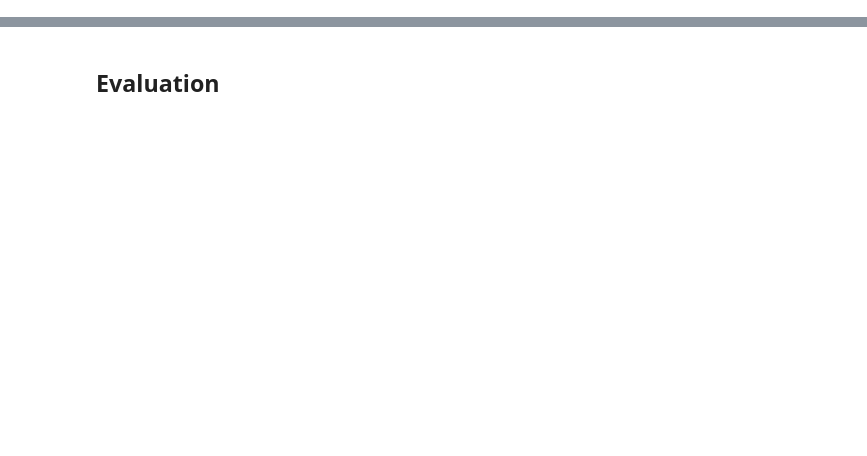
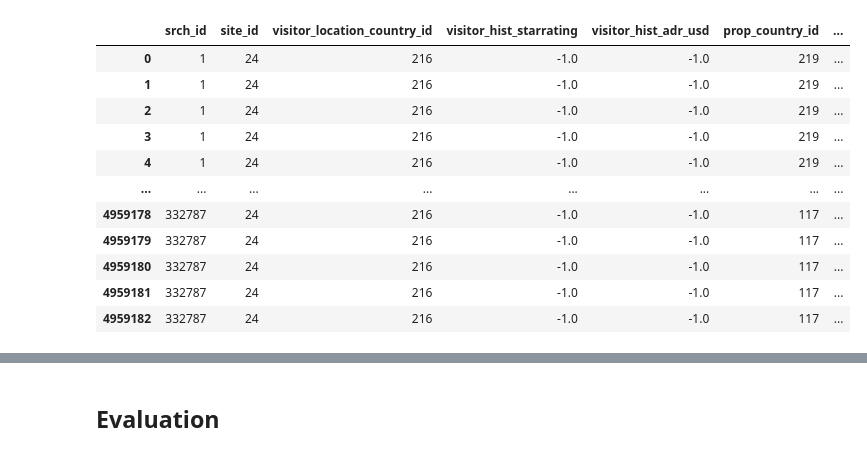
Before and after one commit to rapsac2010/learning-to-rank-expedia-vu, a Jupyter notebook: src/eda_ch.ipynb, the cells around one changed output, grey strips where cells are left out. Drawn from its saved outputs; the diff is of its cells as text; code cells hidden in the pictures; blank space fills up the shorter version.

Commit message:
xgboost solution + presentations + to_parquet

```diff
--- a/src/eda_ch.ipynb
+++ b/src/eda_ch.ipynb
@@ -20,11 +20,11 @@ config.read('src/config.ini')
 # os.chdir(config['PATH']['ROOT_DIR'])
 
 # # Load data
-df = pd.read_csv(config['PATH']['DATA_DIR'] + '/training_set.csv')
-# df
+df = pd.read_parquet(config['PATH']['DATA_DIR'] + '/training_set.parquet', engine = 'fastparquet')
+df_test = pd.read_parquet(config['PATH']['DATA_DIR'] + '/test_set.parquet', engine = 'fastparquet')
 
 # mini df for testing quickly
-df_mini = df.iloc[:1000, :].copy()
+df_mini = df[df['srch_id'] < 10000]
 # df.drop('Unnamed: 0', axis=1, inplace=True)
 
 # time to datetime
@@ -44,5 +44,11 @@ def binary_target(row):
     else:
         return 0
 
+def construct_target_df(df):
+    df.loc[:, 'target'] = np.zeros(len(df))
+    df.loc[df['click_bool'] == 1, 'target'] = 1
+    df.loc[df['booking_bool'] == 1, 'target'] = 5
+    return df['target']
+
 def drop_cols(df, cols):
     return df.drop(cols, axis=1)
@@ -73,0 +55,63 @@ df_1
+# %%
+df_1 = df_mini.copy()
+df_t = df_test.copy()
+
+print('copied')
+# Construct target and drop leaky columns
+
+construct_target_df(df_1)
+# df_1['grades'] = construct_target_df(df_1)
+
+def drop_cols(df, cols):
+    # check which cols are in dff
+    cols = [col for col in cols if col in df.columns]
+    return df.drop(cols, axis=1)
+
+def construct_datetime(df):
+    df_out = df.copy()
+    df_out['date_time'] = pd.to_datetime(df_out['date_time'])
+    df_out['month'] = df_out['date_time'].dt.month
+    df_out['day'] = df_out['date_time'].dt.day
+    df_out['hour'] = df_out['date_time'].dt.hour
+    return df_out
+
+def preprocess(df, train_set = True):
+    leaky_cols = ['click_bool', 'booking_bool', 'gross_bookings_usd', 'position', 'date_time', 'target']
+
+    df_out = df.copy()
+    df_out = construct_datetime(df_out)
+    if train_set:
+        df_out['grades'] = construct_target_df(df_out)
+    df_out = drop_cols(df_out, leaky_cols)
+    df_out.fillna(-1, inplace=True)
+    return df_out
+
+df_1 = preprocess(df_1)
+df_t = preprocess(df_t, train_set=False)
+df_t
+# # Construct datetime features
+# df_1 = construct_datetime(df_1)
+# df_t = construct_datetime(df_t)
+
+# df_1.loc[:, 'grades'] = df_1['target']
+
+# # Drop leaky columns
+
+
+
+# leaky_cols = ['click_bool', 'booking_bool', 'gross_bookings_usd', 'position', 'date_time', 'target']
+# df_1 = drop_cols(df_1, leaky_cols)
+
+
+# ## Test: Drop all columns with NaNs
+# # df_1 = df_1.dropna(axis=1)
+# df_1.fillna(0, inplace=True)
+
+
+
+# # Construct dummy cols
+# dummy_cols = ['prop_country_id', 'visitor_location_country_id', 'srch_destination_id']
+# df_1 = pd.get_dummies(df_1, columns=dummy_cols, drop_first=True)
+
+# df_1
+# %% [output]
@@ -73,0 +119,12 @@ df_1
+|  | srch_id | site_id | visitor_location_country_id | visitor_hist_starrating | visitor_hist_adr_usd | prop_country_id | ... |
+| 0 | 1 | 24 | 216 | -1.0 | -1.0 | 219 | ... |
+| 1 | 1 | 24 | 216 | -1.0 | -1.0 | 219 | ... |
+| 2 | 1 | 24 | 216 | -1.0 | -1.0 | 219 | ... |
+| 3 | 1 | 24 | 216 | -1.0 | -1.0 | 219 | ... |
+| 4 | 1 | 24 | 216 | -1.0 | -1.0 | 219 | ... |
+| ... | ... | ... | ... | ... | ... | ... | ... |
+| 4959178 | 332787 | 24 | 216 | -1.0 | -1.0 | 117 | ... |
+| 4959179 | 332787 | 24 | 216 | -1.0 | -1.0 | 117 | ... |
+| 4959180 | 332787 | 24 | 216 | -1.0 | -1.0 | 117 | ... |
+| 4959181 | 332787 | 24 | 216 | -1.0 | -1.0 | 117 | ... |
+| 4959182 | 332787 | 24 | 216 | -1.0 | -1.0 | 117 | ... |
```
Also changed, not shown: parts of 16 cells of this notebook, 4 other files.
